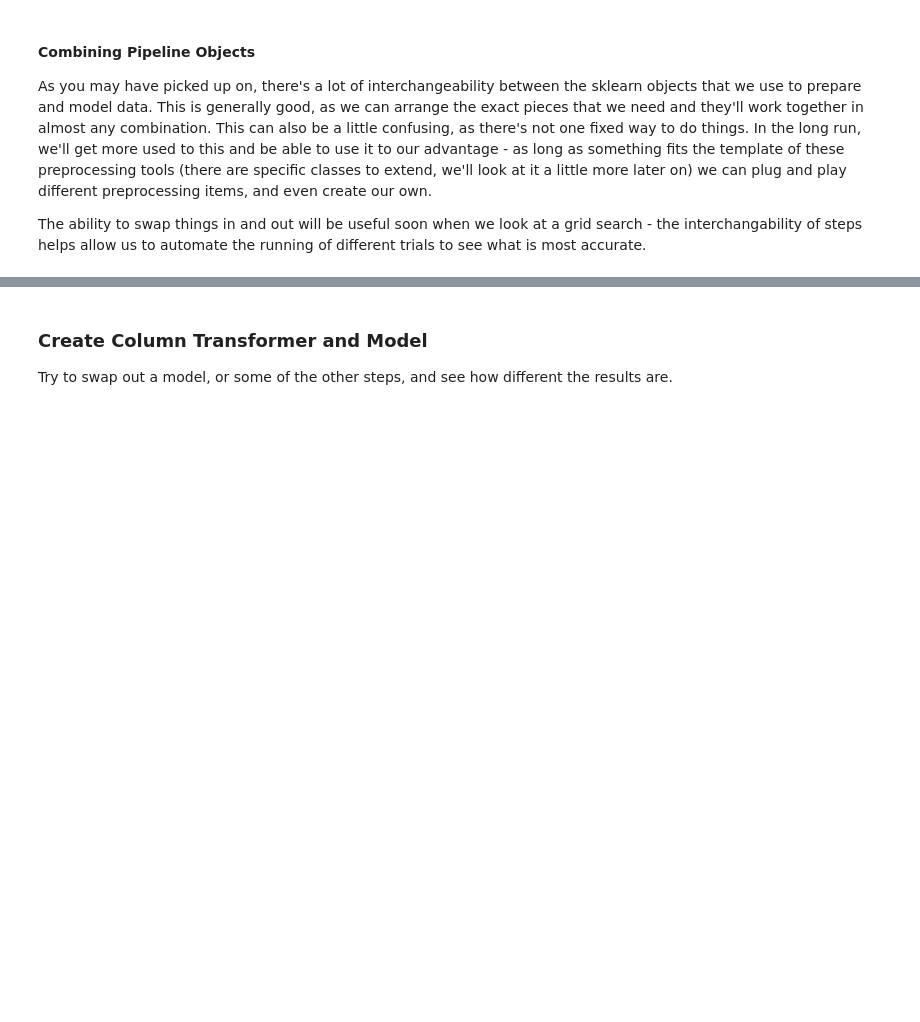
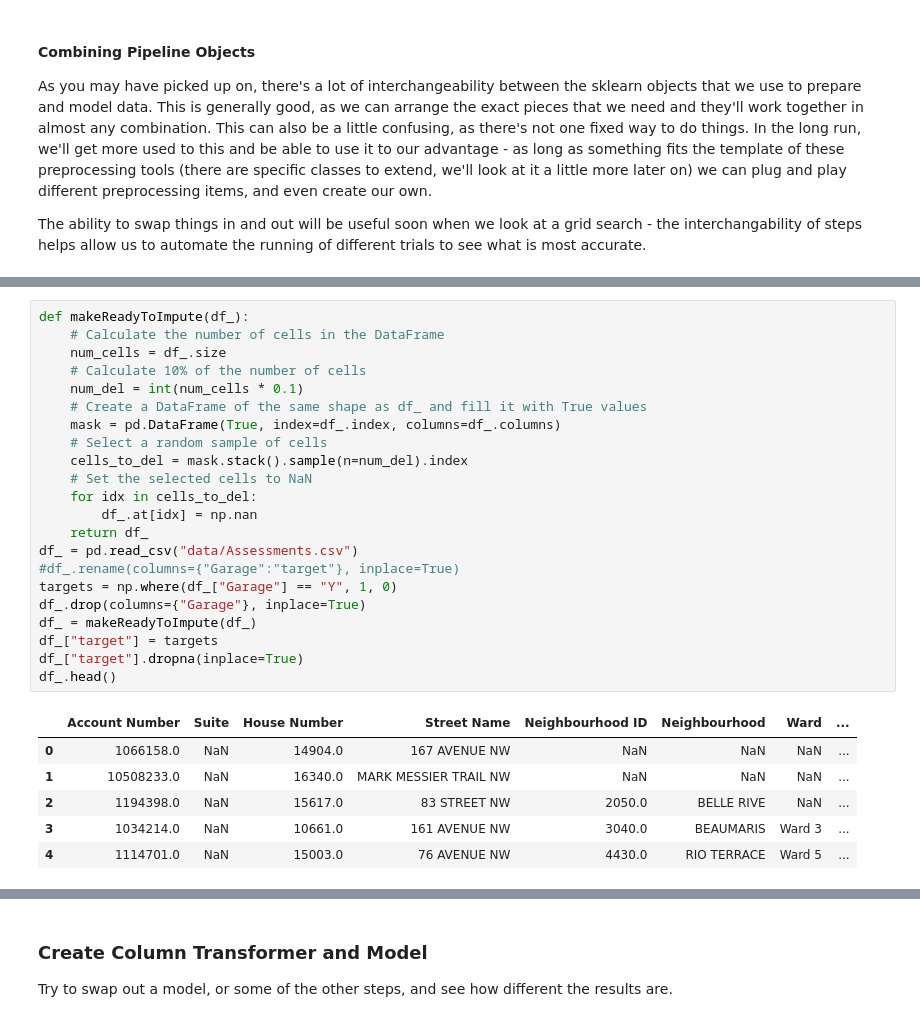
Before and after one commit to michaeljharris/Intro_to_Machine_Learning_Student_Workbooks, a Jupyter notebook: 003_pipeline_impute_sol.ipynb, the cells around one changed output, grey strips where cells are left out. Drawn from its saved outputs; the diff is of its cells as text; blank space fills up the shorter version.

```diff
--- a/003_pipeline_impute_sol.ipynb
+++ b/003_pipeline_impute_sol.ipynb
@@ -292,3 +285,32 @@ df_.head()
+# %%
+def makeReadyToImpute(df_):
+    # Calculate the number of cells in the DataFrame
+    num_cells = df_.size
+    # Calculate 10% of the number of cells
+    num_del = int(num_cells * 0.1)
+    # Create a DataFrame of the same shape as df_ and fill it with True values
+    mask = pd.DataFrame(True, index=df_.index, columns=df_.columns)
+    # Select a random sample of cells
+    cells_to_del = mask.stack().sample(n=num_del).index
+    # Set the selected cells to NaN
+    for idx in cells_to_del:
+        df_.at[idx] = np.nan
+    return df_
+df_ = pd.read_csv("data/Assessments.csv")
+#df_.rename(columns={"Garage":"target"}, inplace=True)
+targets = np.where(df_["Garage"] == "Y", 1, 0)
+df_.drop(columns={"Garage"}, inplace=True)
+df_ = makeReadyToImpute(df_)
+df_["target"] = targets
+df_["target"].dropna(inplace=True)
+df_.head()
+# %% [output]
+|  | Account Number | Suite | House Number | Street Name | Neighbourhood ID | Neighbourhood | Ward | ... |
+| 0 | 1066158.0 | NaN | 14904.0 | 167 AVENUE NW | NaN | NaN | NaN | ... |
+| 1 | 10508233.0 | NaN | 16340.0 | MARK MESSIER TRAIL NW | NaN | NaN | NaN | ... |
+| 2 | 1194398.0 | NaN | 15617.0 | 83 STREET NW | 2050.0 | BELLE RIVE | NaN | ... |
+| 3 | 1034214.0 | NaN | 10661.0 | 161 AVENUE NW | 3040.0 | BEAUMARIS | Ward 3 | ... |
+| 4 | 1114701.0 | NaN | 15003.0 | 76 AVENUE NW | 4430.0 | RIO TERRACE | Ward 5 | ... |
 # %%
 df_.info()
 # %% [output]
```
Also changed, not shown: parts of 12 cells of this notebook, 2 other files.
